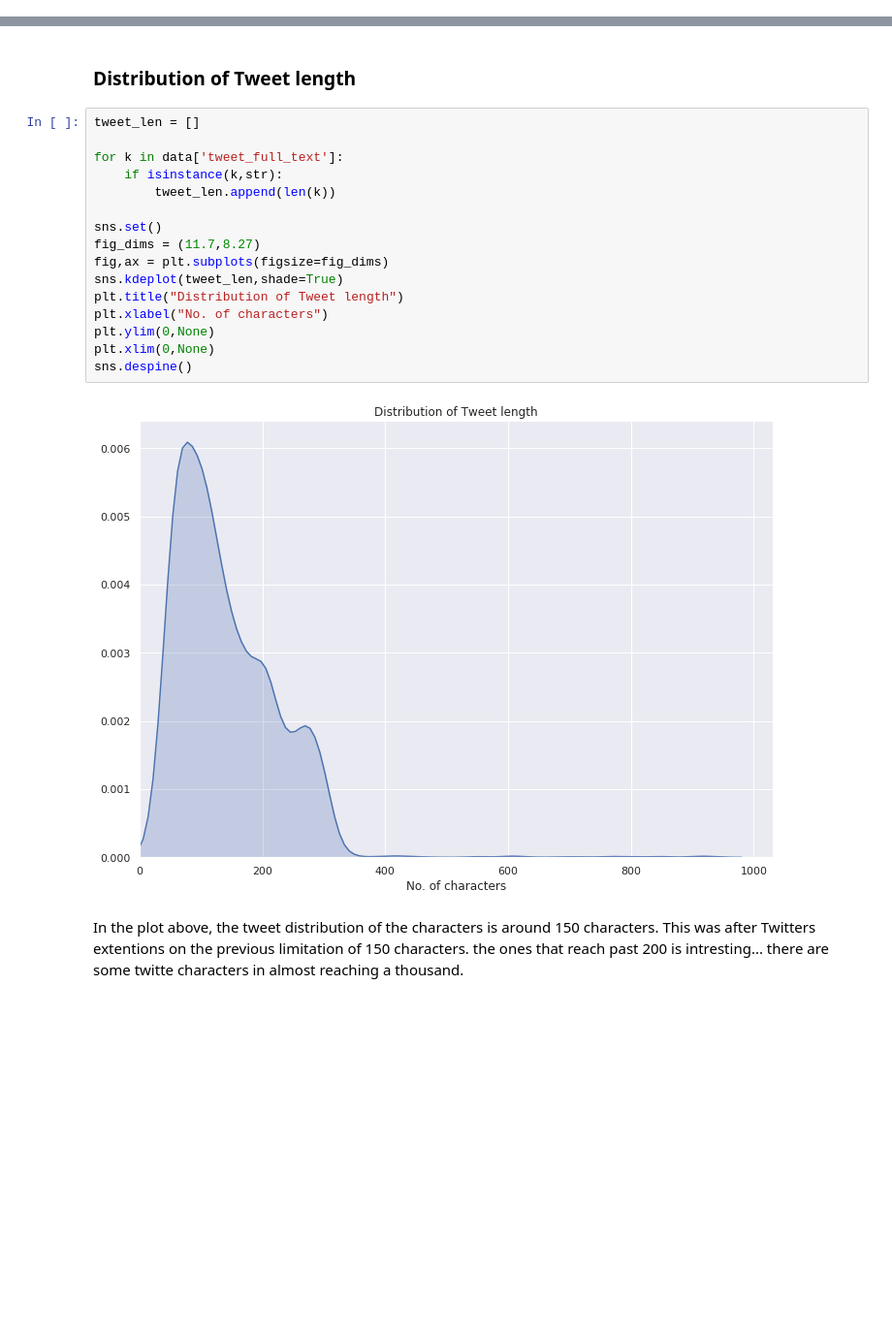
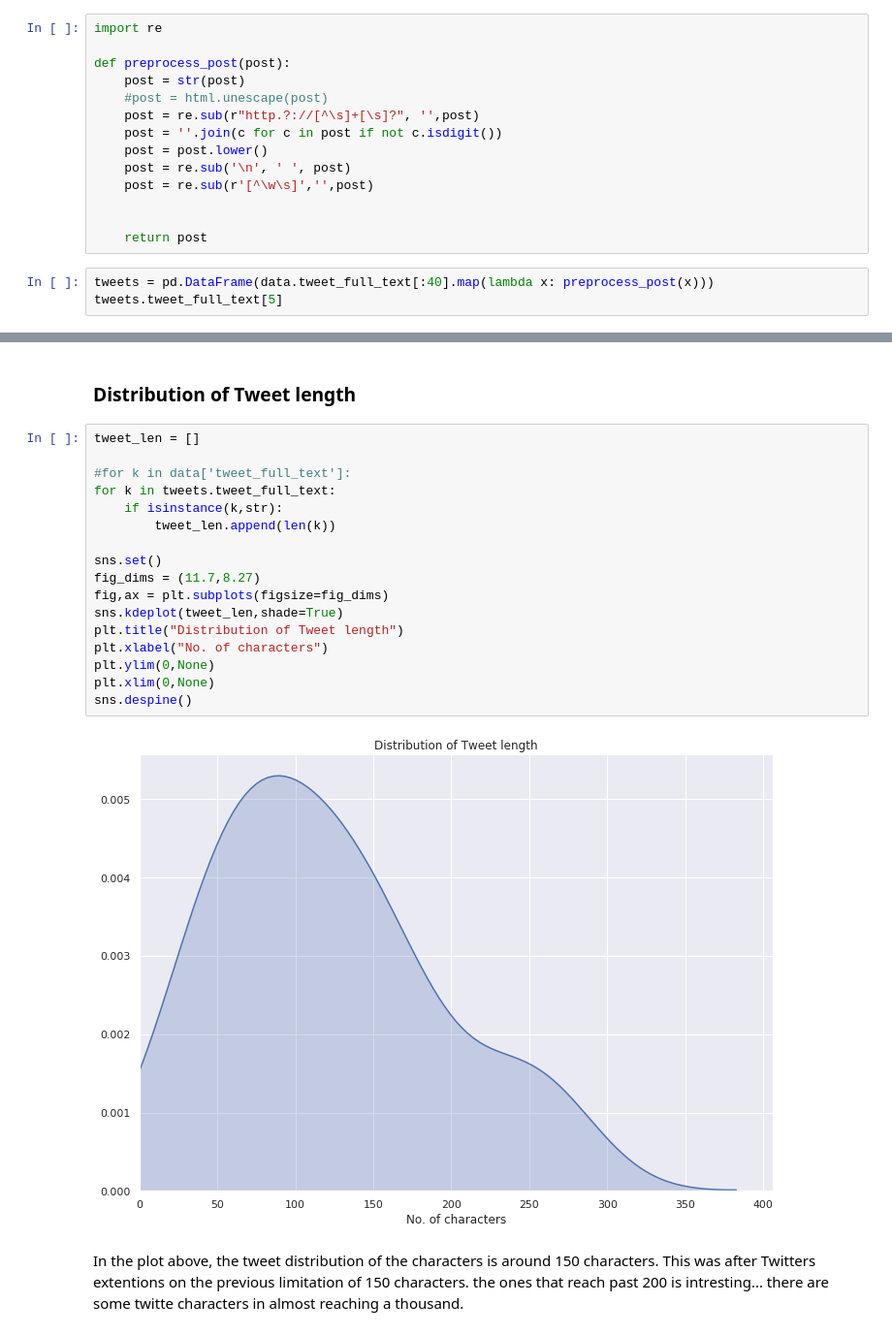
Before and after one commit to naivelogic/NFL-smarter-football, a Jupyter notebook: (dev) Tweeter Analysis on Nike's Kaepernick Endorsement.ipynb, the cells around one changed output, grey strips where cells are left out. Shown at 97% size. Saved outputs shown, nothing was run; the diff lists cells and outputs as text; blank space fills up the shorter version.

```diff
--- a/(dev) Tweeter Analysis on Nike's Kaepernick Endorsement.ipynb
+++ b/(dev) Tweeter Analysis on Nike's Kaepernick Endorsement.ipynb
@@ -57,0 +62,17 @@ sns.lmplot(x='user_friends_count', y='user_statuses_count', data = data)
+# %%
+import re
+
+def preprocess_post(post):
+    post = str(post)
+    #post = html.unescape(post)
+    post = re.sub(r"http.?://[^\s]+[\s]?", '',post)
+    post = ''.join(c for c in post if not c.isdigit())
+    post = post.lower()
+    post = re.sub('\n', ' ', post)
+    post = re.sub(r'[^\w\s]','',post)
+
+
+    return post
+# %%
+tweets = pd.DataFrame(data.tweet_full_text[:40].map(lambda x: preprocess_post(x)))
+tweets.tweet_full_text[5]
@@ -60,21 +83,22 @@ sns.lmplot(x='user_friends_count', y='user_statuses_count', data = data)
 # %%
 tweet_len = []
 
-for k in data['tweet_full_text']:
+#for k in data['tweet_full_text']:
+for k in tweets.tweet_full_text:
     if isinstance(k,str):
         tweet_len.append(len(k))
 
 sns.set()
 fig_dims = (11.7,8.27)
 fig,ax = plt.subplots(figsize=fig_dims)
 sns.kdeplot(tweet_len,shade=True)
 plt.title("Distribution of Tweet length")
 plt.xlabel("No. of characters")
 plt.ylim(0,None)
 plt.xlim(0,None)
 sns.despine()
 # %% [output]
-[figure, old version]
+[figure, new version]
 # %% [markdown]
 In the plot above, the tweet distribution of the characters is around 150 characters. This was after Twitters extentions on the previous limitation of 150 characters. the ones that reach past 200 is intresting... there are some twitte characters in almost reaching a thousand.
 # %%
```
Also changed, not shown: parts of 17 cells of this notebook.
